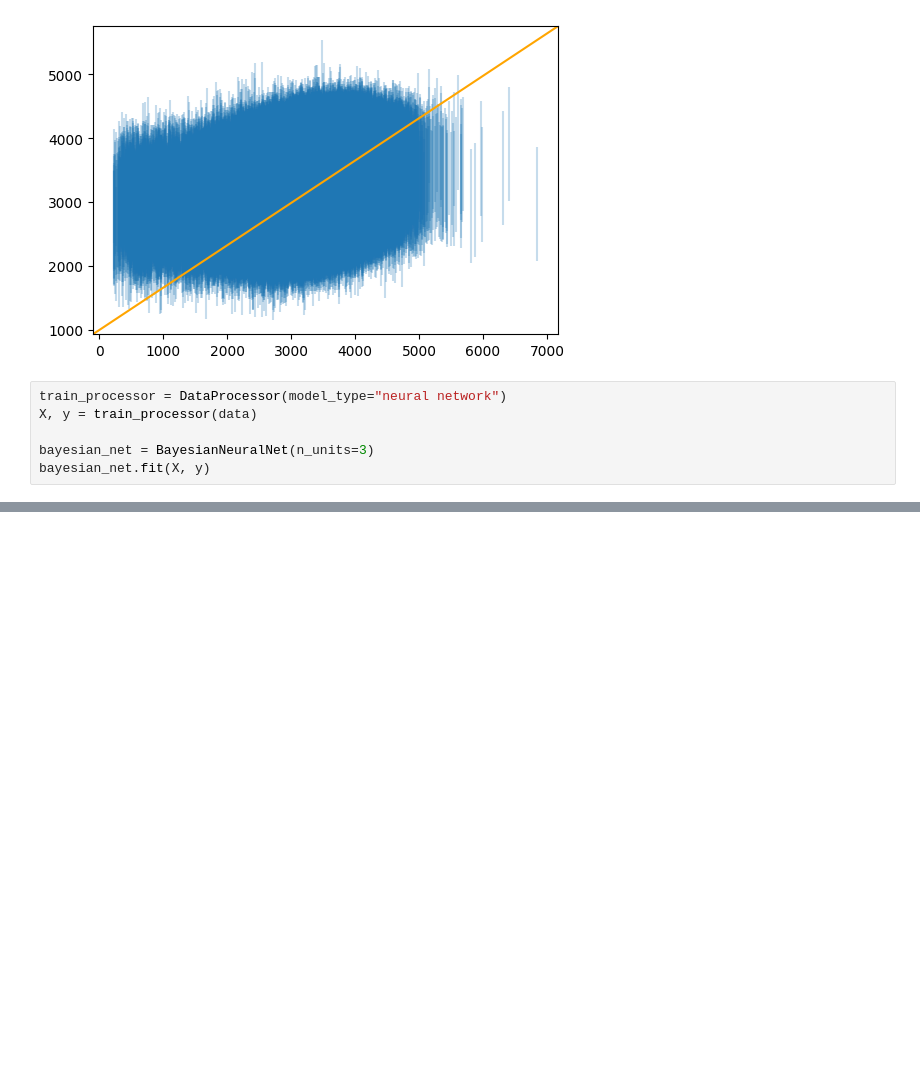
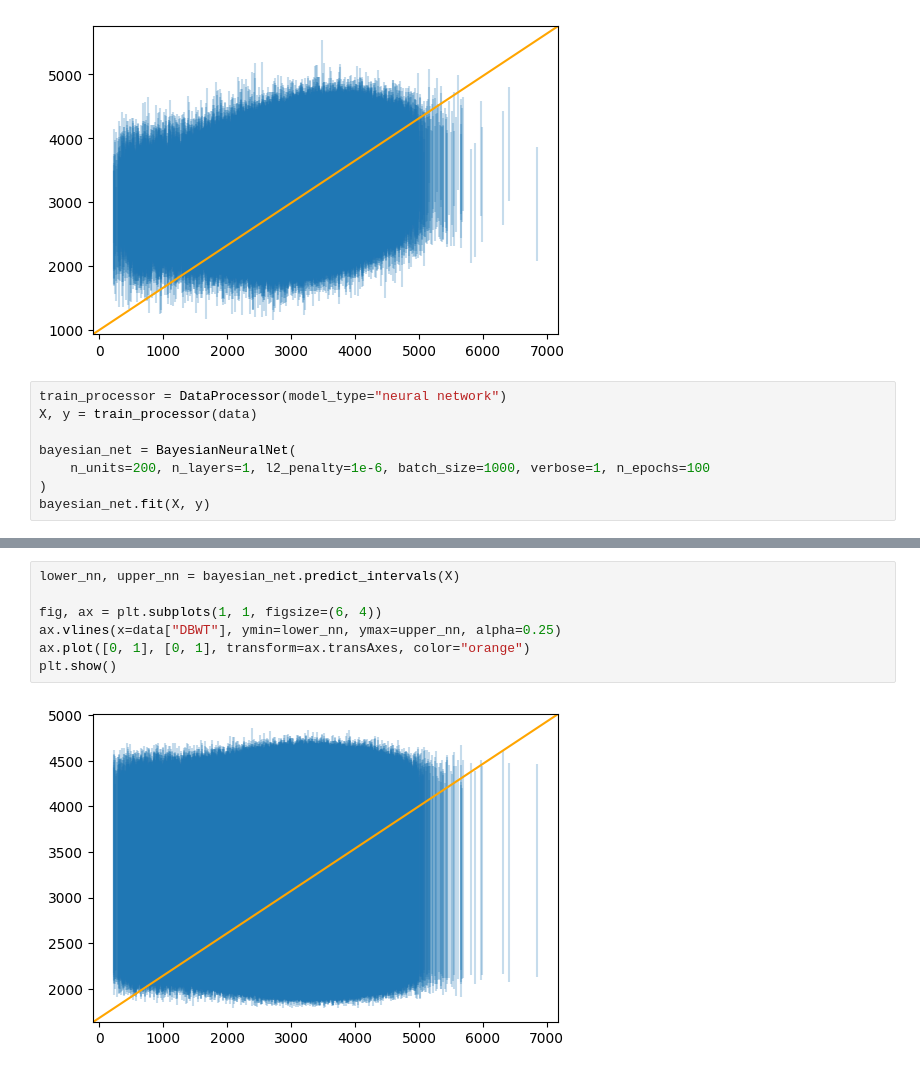
Before and after one commit to hrmerrill/kaggle-prediction-interval-birthweight, a Jupyter notebook: notebooks/testing.ipynb, the cells around one changed output, grey strips where cells are left out. Drawn from its saved outputs; the diff is of its cells as text; blank space fills up the shorter version.

```diff
--- a/notebooks/testing.ipynb
+++ b/notebooks/testing.ipynb
@@ -58,5 +53,7 @@ plt.show()
 train_processor = DataProcessor(model_type="neural network")
 X, y = train_processor(data)
 
-bayesian_net = BayesianNeuralNet(n_units=3)
+bayesian_net = BayesianNeuralNet(
+    n_units=200, n_layers=1, l2_penalty=1e-6, batch_size=1000, verbose=1, n_epochs=100
+)
 bayesian_net.fit(X, y)
@@ -63,3 +78,12 @@ bayesian_net.fit(X, y)
+# %%
+lower_nn, upper_nn = bayesian_net.predict_intervals(X)
+
+fig, ax = plt.subplots(1, 1, figsize=(6, 4))
+ax.vlines(x=data["DBWT"], ymin=lower_nn, ymax=upper_nn, alpha=0.25)
+ax.plot([0, 1], [0, 1], transform=ax.transAxes, color="orange")
+plt.show()
+# %% [output]
+[figure, added]
 # %%
 train_processor = DataProcessor(model_type="xgboost")
 X, y = train_processor(data)
```
Also changed, not shown: parts of 12 cells of this notebook, 4 other files.
